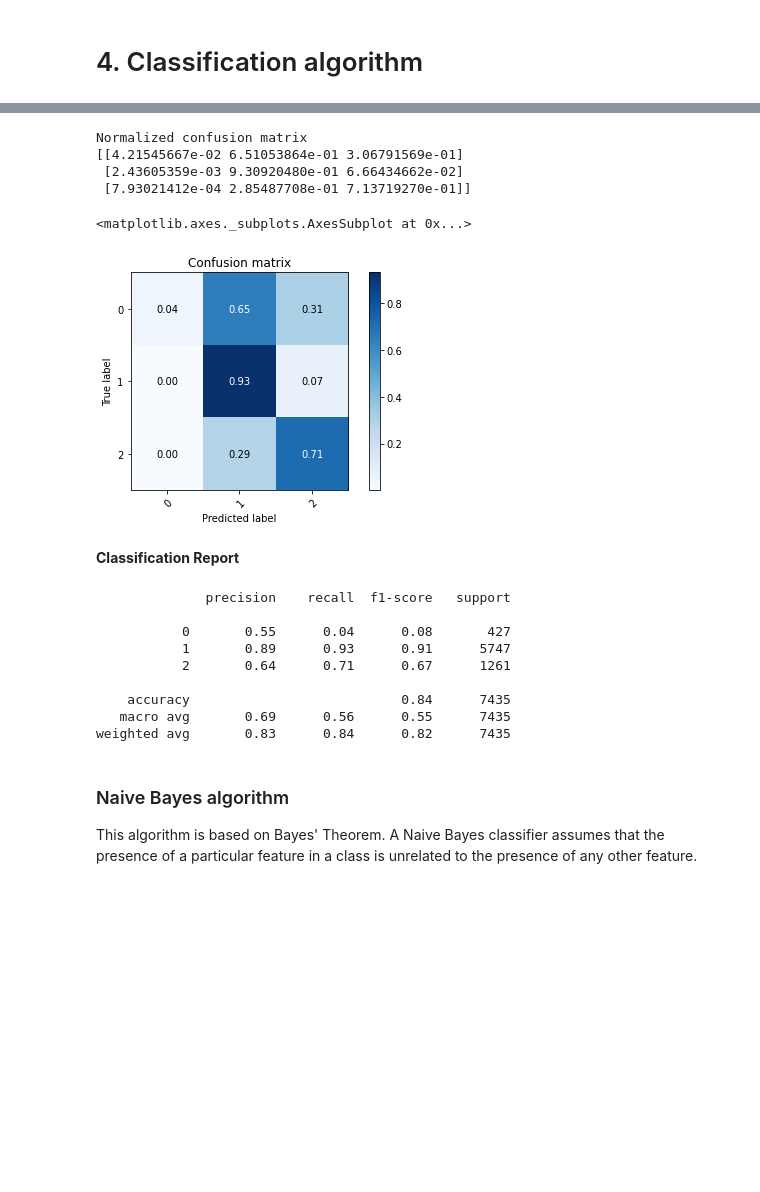
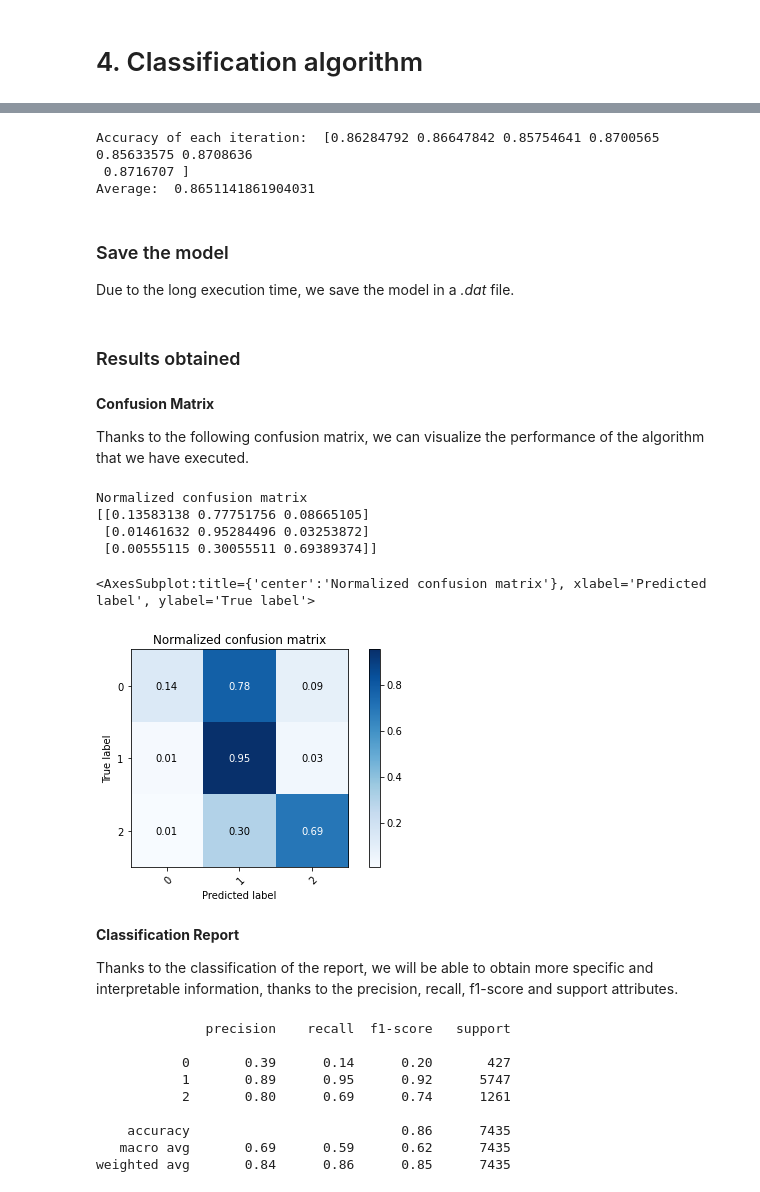
Before and after one commit to sergiobm3/ESI_MachineLearning, a Jupyter notebook: Group SSJ - TFIDF + N-grams + POS.ipynb, the cells around one changed output, grey strips where cells are left out. Drawn from its saved outputs; the diff is of its cells as text; code cells hidden in the pictures; blank space fills up the shorter version.

```diff
--- a/Group SSJ - TFIDF + N-grams + POS.ipynb
+++ b/Group SSJ - TFIDF + N-grams + POS.ipynb
@@ -83,7 +81,6 @@ In addition, the N-grams will now be added to it.
 def identity_tokenizer(text):
     return text
 
-vectorizer = TfidfVectorizer(tokenizer = identity_tokenizer,min_df=0.01,lowercase=False, ngram_range=(1,3))
-
+vectorizer = TfidfVectorizer(tokenizer = identity_tokenizer, min_df = 3, lowercase = False, ngram_range = (1,3))
 X_TFIDF = vectorizer.fit_transform(df['preprocessing_without_emoticons'])
 X_TFIDF
@@ -216,11 +203,7 @@ With this algorithm we are going to classify the tweets depending on the tweets
 # %%
-# Number of closest tweets that you will consult.
-n_neighbors = 25
-weights = 'distance'
-knn = KNeighborsClassifier(n_neighbors= n_neighbors, weights=weights)
-# Fit and predict
-knn.fit(X = X_train, y = y_train)
-y_pred = knn.predict(X = X_test)
+clf = BernoulliNB() # Classifier chosen
+clf.fit(X_train, y_train)
+y_pred = clf.predict(X = X_test)
 acc = accuracy_score(y_test, y_pred)
 print ('Acc', acc)
 # %% [output]
@@ -231,0 +215,15 @@ Finally, we obtain the Confusion Matrix
+# %%
+kf = KFold(n_splits=7)
+clf = BernoulliNB()
+clf.fit(X_train, y_train)
+scores = cross_val_score(clf, X_train, y_train, cv = kf, scoring = "accuracy")
+print("Accuracy of each iteration: ", scores)
+print("Average: ", scores.mean())
+# %% [output]
+Accuracy of each iteration:  [0.86284792 0.86647842 0.85754641 0.8700565  0.85633575 0.8708636
+ 0.8716707 ]
+Average:  0.8651141861904031
+# %% [markdown]
+### Save the model
+
+Due to the long execution time, we save the model in a *.dat* file.
@@ -232,28 +241,32 @@ Finally, we obtain the Confusion Matrix
+# %% [markdown]
+### Results obtained
+# %% [markdown]
+**Confusion Matrix**
+
+Thanks to the following confusion matrix, we can visualize the performance of the algorithm that we have executed.
 # %%
-plot_confusion_matrix(y_test, y_pred, classes=unique_labels(y_test, y_pred), normalize=True,
-                      title='Confusion matrix')
+plot_confusion_matrix(y_test, y_pred , classes = unique_labels(y_test, y_pred), normalize=True,
+                      title='Normalized confusion matrix')
 # %% [output]
 Normalized confusion matrix
-[[4.21545667e-02 6.51053864e-01 3.06791569e-01]
- [2.43605359e-03 9.30920480e-01 6.66434662e-02]
- [7.93021412e-04 2.85487708e-01 7.13719270e-01]]
+[[0.13583138 0.77751756 0.08665105]
+ [0.01461632 0.95284496 0.03253872]
+ [0.00555115 0.30055511 0.69389374]]
-<matplotlib.axes._subplots.AxesSubplot at 0x...>
+<AxesSubplot:title={'center':'Normalized confusion matrix'}, xlabel='Predicted label', ylabel='True label'>
-[figure, old version]
+[figure, new version]
-# %% [markdown]
-**Classification Report**
+# %% [markdown]
+**Classification Report**
+
+Thanks to the classification of the report, we will be able to obtain more specific and interpretable information, thanks to the precision, recall, f1-score and support attributes.
 # %%
 print(classification_report(y_test, y_pred))
 # %% [output]
               precision    recall  f1-score   support
 
-           0       0.55      0.04      0.08       427
-           1       0.89      0.93      0.91      5747
-           2       0.64      0.71      0.67      1261
+           0       0.39      0.14      0.20       427
+           1       0.89      0.95      0.92      5747
+           2       0.80      0.69      0.74      1261
 
-    accuracy                           0.84      7435
-   macro avg       0.69      0.56      0.55      7435
-weighted avg       0.83      0.84      0.82      7435
+    accuracy                           0.86      7435
+   macro avg       0.69      0.59      0.62      7435
+weighted avg       0.84      0.86      0.85      7435
-# %% [markdown]
-### Naive Bayes algorithm
-
-This algorithm is based on Bayes' Theorem. A Naive Bayes classifier assumes that the presence of a particular feature in a class is unrelated to the presence of any other feature.
```
Also changed, not shown: parts of 44 cells of this notebook.
